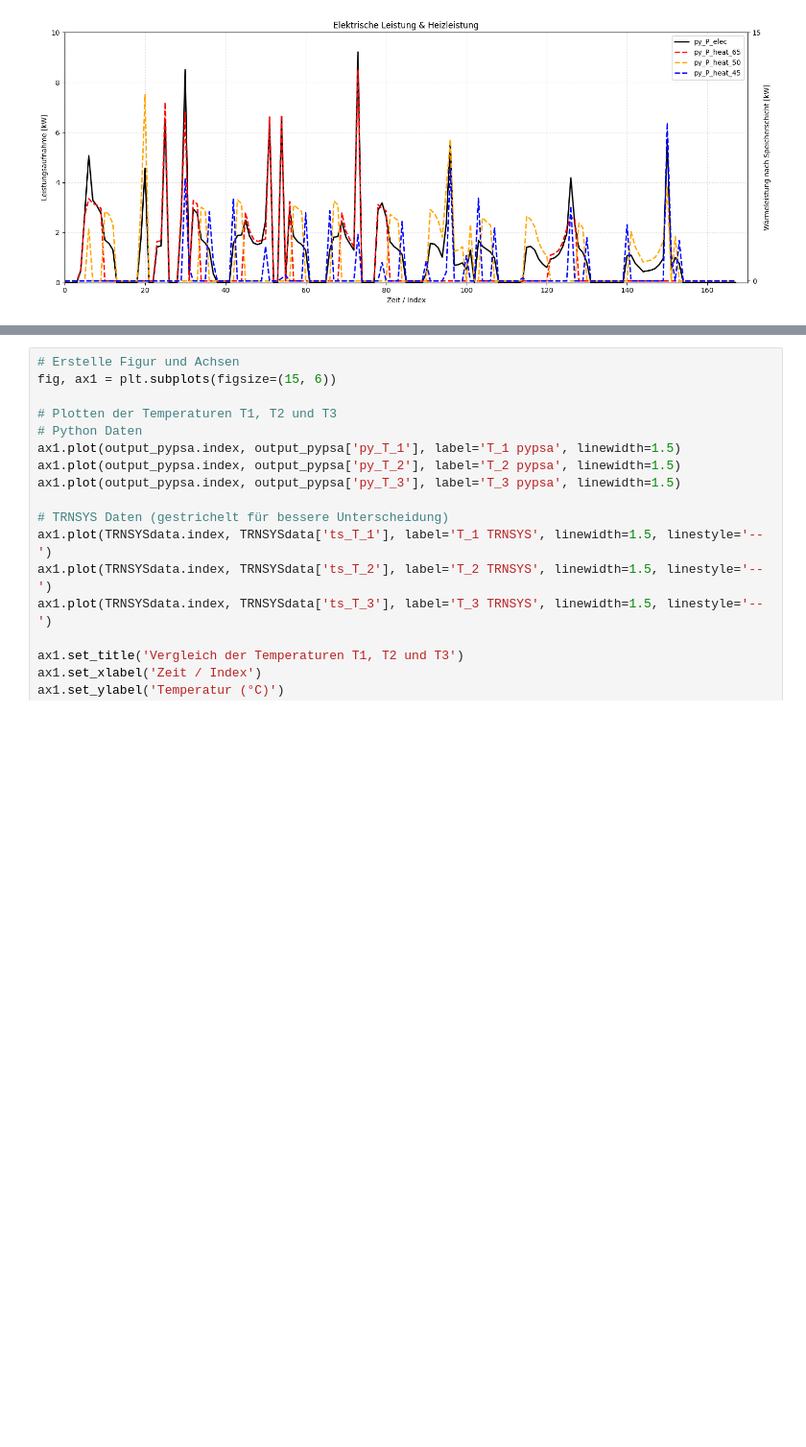
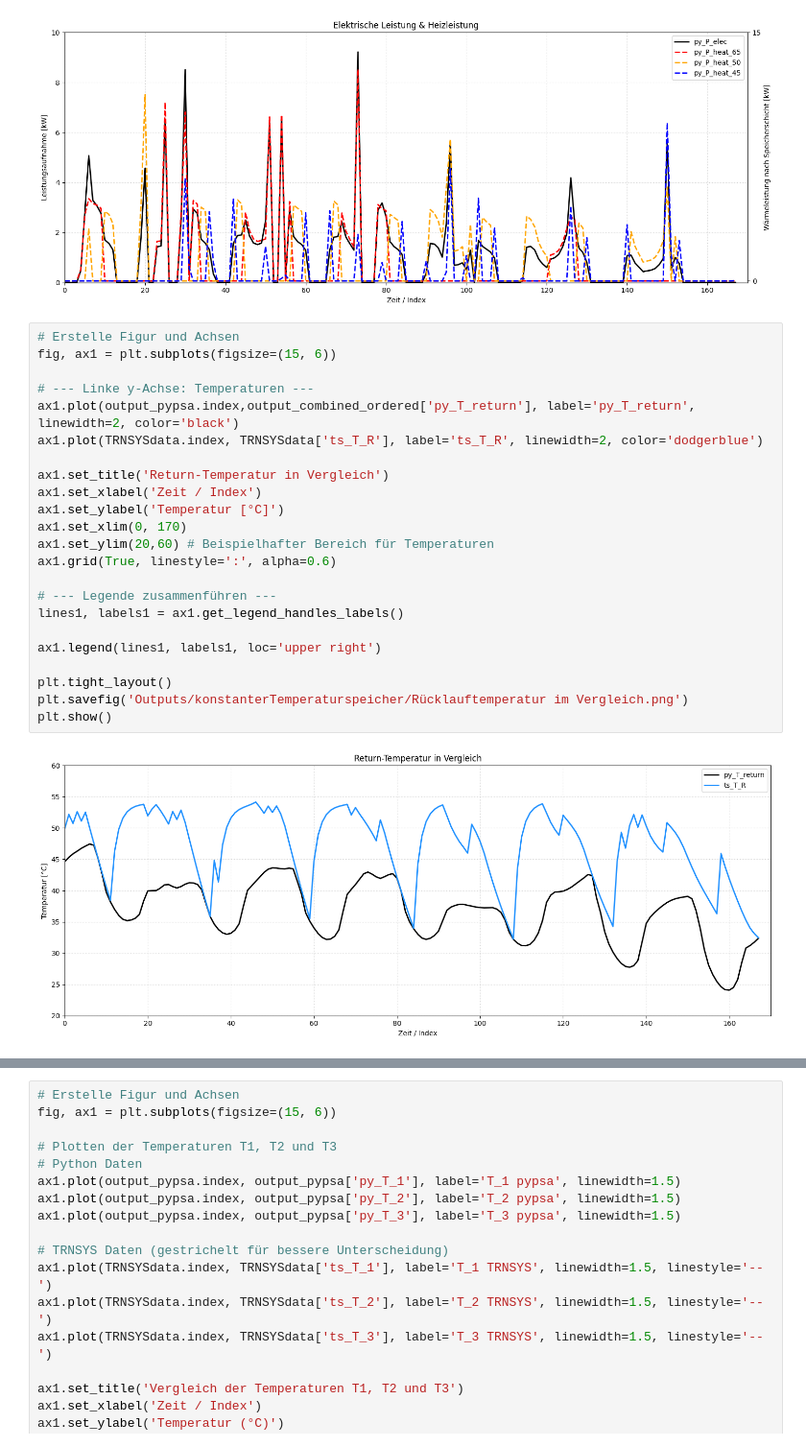
Before and after one commit to choffma8/masterprojektWaermespeicher, a Jupyter notebook: konstanterTemperaturspeicher.ipynb, the cells around one changed output, grey strips where cells are left out. Shown at 96% size. Drawn from its saved outputs; the diff is of its cells as text; blank space fills up the shorter version.

```diff
--- a/konstanterTemperaturspeicher.ipynb
+++ b/konstanterTemperaturspeicher.ipynb
@@ -572,3 +575,28 @@ plt.savefig('Outputs/konstanterTemperaturspeicher/Elektrische Leistung & Heizlei
 plt.show()
 # %% [output]
 [figure]
+# %%
+# Erstelle Figur und Achsen
+fig, ax1 = plt.subplots(figsize=(15, 6))
+
+# --- Linke y-Achse: Temperaturen ---
+ax1.plot(output_pypsa.index,output_combined_ordered['py_T_return'], label='py_T_return', linewidth=2, color='black')
+ax1.plot(TRNSYSdata.index, TRNSYSdata['ts_T_R'], label='ts_T_R', linewidth=2, color='dodgerblue')
+
+ax1.set_title('Return-Temperatur in Vergleich')
+ax1.set_xlabel('Zeit / Index')
+ax1.set_ylabel('Temperatur [°C]')
+ax1.set_xlim(0, 170)
+ax1.set_ylim(20,60) # Beispielhafter Bereich für Temperaturen
+ax1.grid(True, linestyle=':', alpha=0.6)
+
+# --- Legende zusammenführen ---
+lines1, labels1 = ax1.get_legend_handles_labels()
+
+ax1.legend(lines1, labels1, loc='upper right')
+
+plt.tight_layout()
+plt.savefig('Outputs/konstanterTemperaturspeicher/Rücklauftemperatur im Vergleich.png')
+plt.show()
+# %% [output]
+[figure, added]
```
Also changed, not shown: parts of 9 cells of this notebook, 3 other files.
